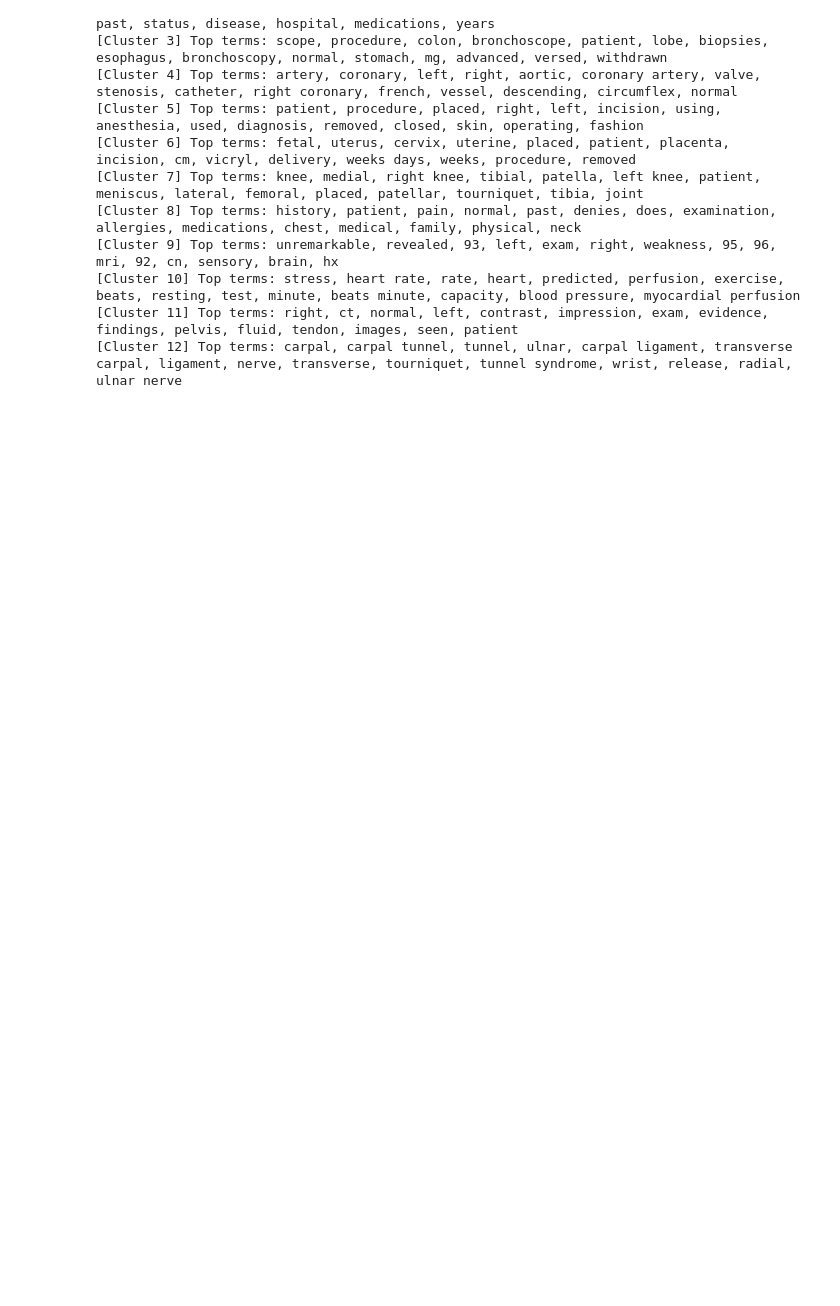
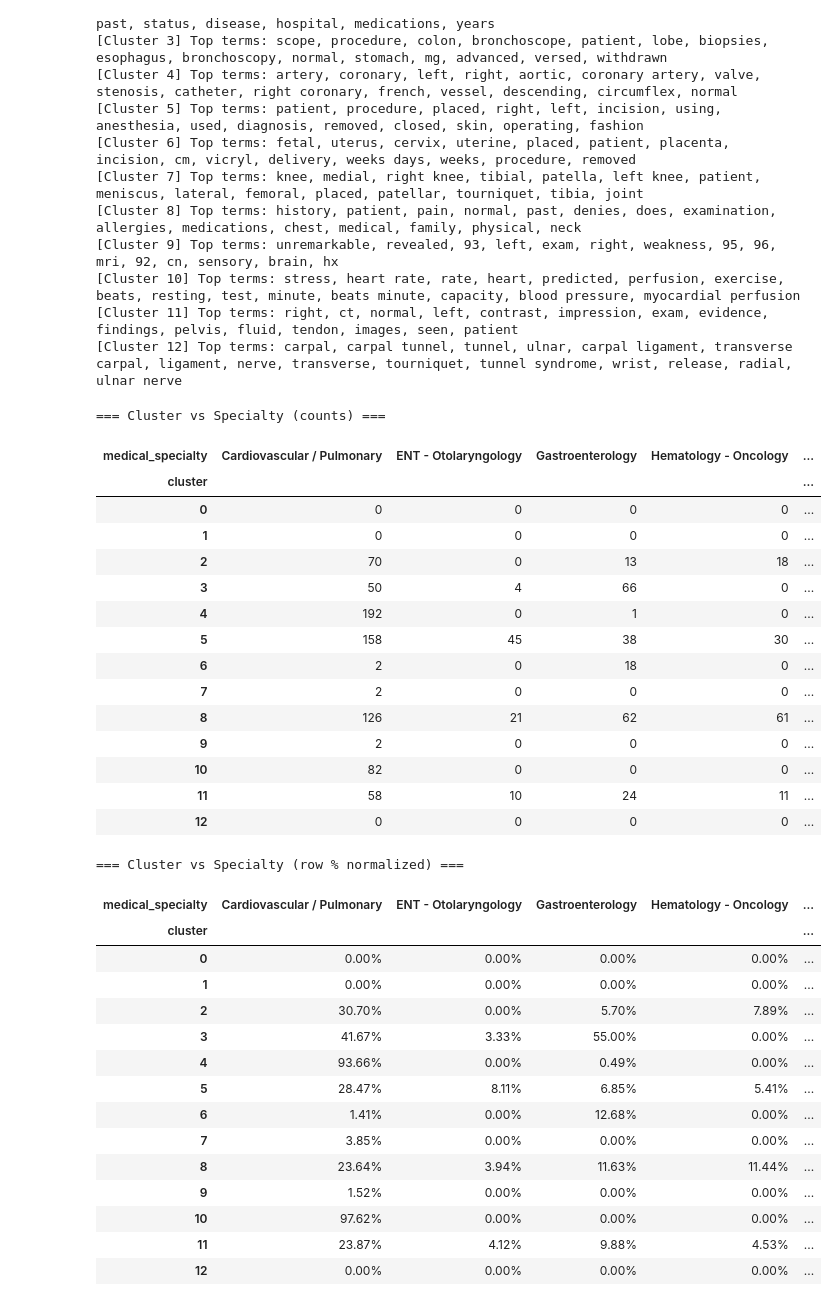
Before and after one commit to senumiminodya/axora-medarchive-solution, a Jupyter notebook: clustering_analysis.ipynb, the cells around one changed output. Cells and saved outputs as stored; diff of their text form; code cells hidden in the pictures; blank space fills up the shorter version.

Commit message:
build crosstab between clusters and true specialties

```diff
--- a/clustering_analysis.ipynb
+++ b/clustering_analysis.ipynb
@@ -165,3 +165,47 @@ for c in range(K):
 [Cluster 10] Top terms: stress, heart rate, rate, heart, predicted, perfusion, exercise, beats, resting, test, minute, beats minute, capacity, blood pressure, myocardial perfusion
 [Cluster 11] Top terms: right, ct, normal, left, contrast, impression, exam, evidence, findings, pelvis, fluid, tendon, images, seen, patient
 [Cluster 12] Top terms: carpal, carpal tunnel, tunnel, ulnar, carpal ligament, transverse carpal, ligament, nerve, transverse, tourniquet, tunnel syndrome, wrist, release, radial, ulnar nerve
+# %%
+# Crosstab for inspecting alignment between unsupervised clusters and actual specialties
+ct = pd.crosstab(all_df["cluster"], all_df["medical_specialty"]).sort_index()
+ct_total = ct.sum(axis=1)
+ct_pct = (ct.T / ct.sum(axis=1)).T  # row-normalized
+
+print("=== Cluster vs Specialty (counts) ===")
+display(ct)
+
+print("=== Cluster vs Specialty (row % normalized) ===")
+display(ct_pct.style.format("{:.2%}"))
+# %% [output]
+=== Cluster vs Specialty (counts) ===
+| medical_specialty | Cardiovascular / Pulmonary | ENT - Otolaryngology | Gastroenterology | Hematology - Oncology | ... |
+| cluster |  |  |  |  | ... |
+| 0 | 0 | 0 | 0 | 0 | ... |
+| 1 | 0 | 0 | 0 | 0 | ... |
+| 2 | 70 | 0 | 13 | 18 | ... |
+| 3 | 50 | 4 | 66 | 0 | ... |
+| 4 | 192 | 0 | 1 | 0 | ... |
+| 5 | 158 | 45 | 38 | 30 | ... |
+| 6 | 2 | 0 | 18 | 0 | ... |
+| 7 | 2 | 0 | 0 | 0 | ... |
+| 8 | 126 | 21 | 62 | 61 | ... |
+| 9 | 2 | 0 | 0 | 0 | ... |
+| 10 | 82 | 0 | 0 | 0 | ... |
+| 11 | 58 | 10 | 24 | 11 | ... |
+| 12 | 0 | 0 | 0 | 0 | ... |
+=== Cluster vs Specialty (row % normalized) ===
+| medical_specialty | Cardiovascular / Pulmonary | ENT - Otolaryngology | Gastroenterology | Hematology - Oncology | ... |
+| cluster |  |  |  |  | ... |
+| 0 | 0.00% | 0.00% | 0.00% | 0.00% | ... |
+| 1 | 0.00% | 0.00% | 0.00% | 0.00% | ... |
+| 2 | 30.70% | 0.00% | 5.70% | 7.89% | ... |
+| 3 | 41.67% | 3.33% | 55.00% | 0.00% | ... |
+| 4 | 93.66% | 0.00% | 0.49% | 0.00% | ... |
+| 5 | 28.47% | 8.11% | 6.85% | 5.41% | ... |
+| 6 | 1.41% | 0.00% | 12.68% | 0.00% | ... |
+| 7 | 3.85% | 0.00% | 0.00% | 0.00% | ... |
+| 8 | 23.64% | 3.94% | 11.63% | 11.44% | ... |
+| 9 | 1.52% | 0.00% | 0.00% | 0.00% | ... |
+| 10 | 97.62% | 0.00% | 0.00% | 0.00% | ... |
+| 11 | 23.87% | 4.12% | 9.88% | 4.53% | ... |
+| 12 | 0.00% | 0.00% | 0.00% | 0.00% | ... |
```
